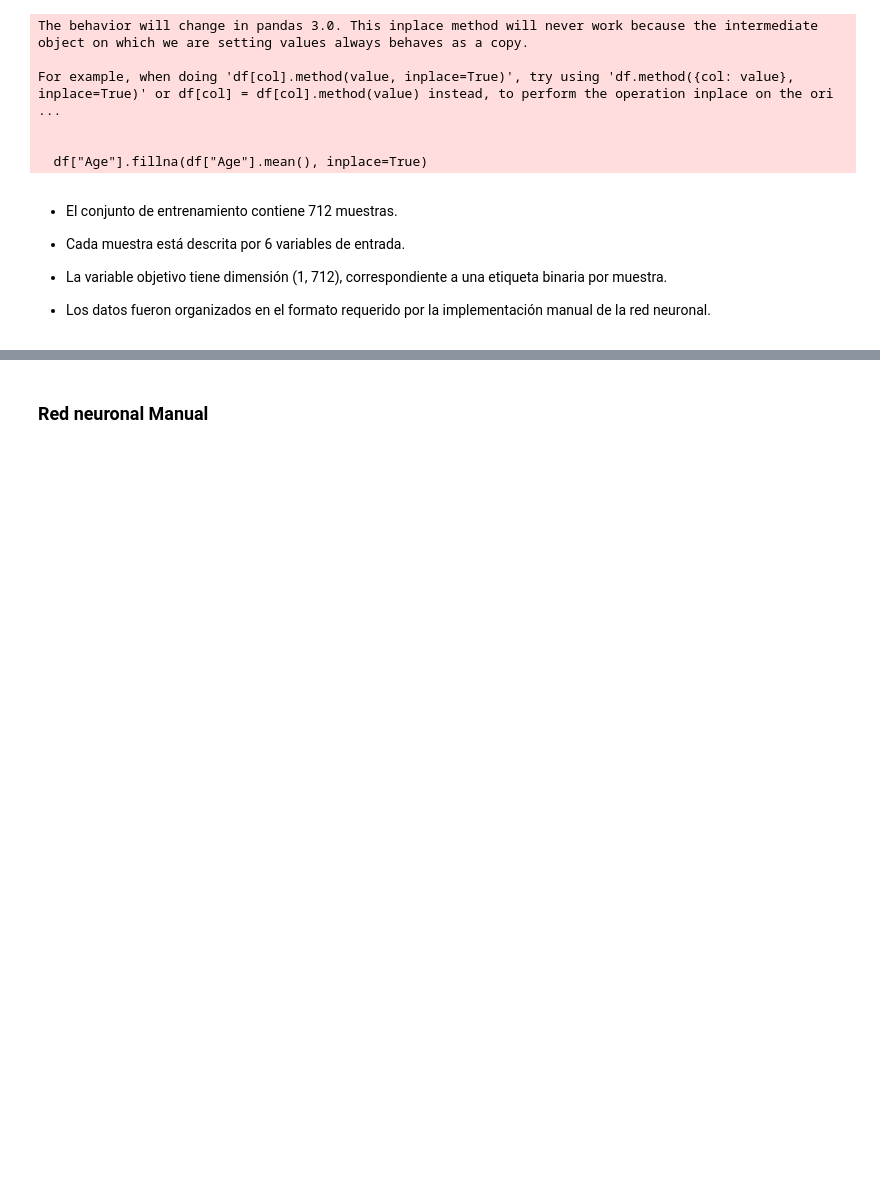
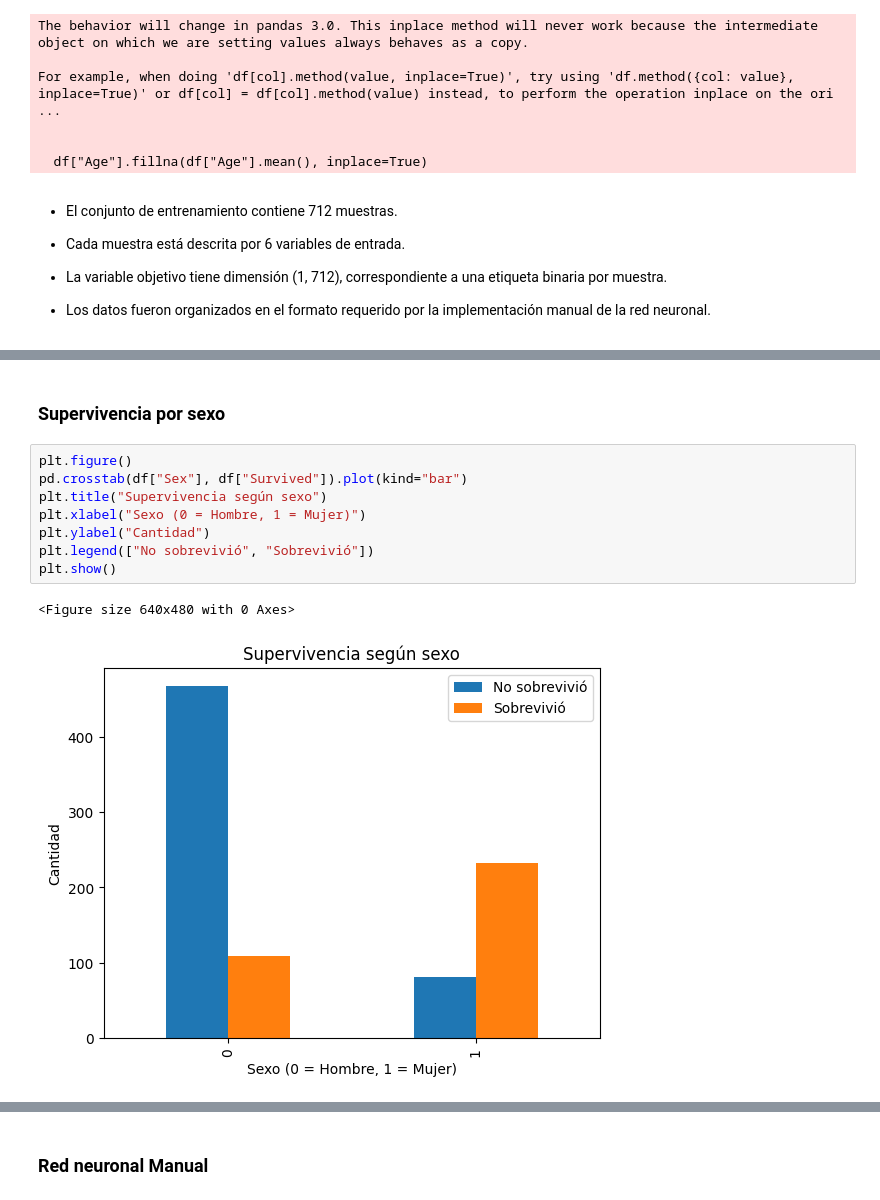
Before and after one commit to JuliianaV2106/red-neuronal-, a Jupyter notebook: notebooks/Red.ipynb, the cells around one changed output, grey strips where cells are left out. Saved outputs shown, nothing was run; the diff lists cells and outputs as text; blank space fills up the shorter version.

```diff
--- a/notebooks/Red.ipynb
+++ b/notebooks/Red.ipynb
@@ -107,0 +121,13 @@ For example, when doing 'df[col].method(value, inplace=True)', try using 'df.met
+# %% [markdown]
+### Supervivencia por sexo
+# %%
+plt.figure()
+pd.crosstab(df["Sex"], df["Survived"]).plot(kind="bar")
+plt.title("Supervivencia según sexo")
+plt.xlabel("Sexo (0 = Hombre, 1 = Mujer)")
+plt.ylabel("Cantidad")
+plt.legend(["No sobrevivió", "Sobrevivió"])
+plt.show()
+# %% [output]
+<Figure size 640x480 with 0 Axes>
+[figure, added]
```
Also changed, not shown: parts of 16 cells of this notebook.
